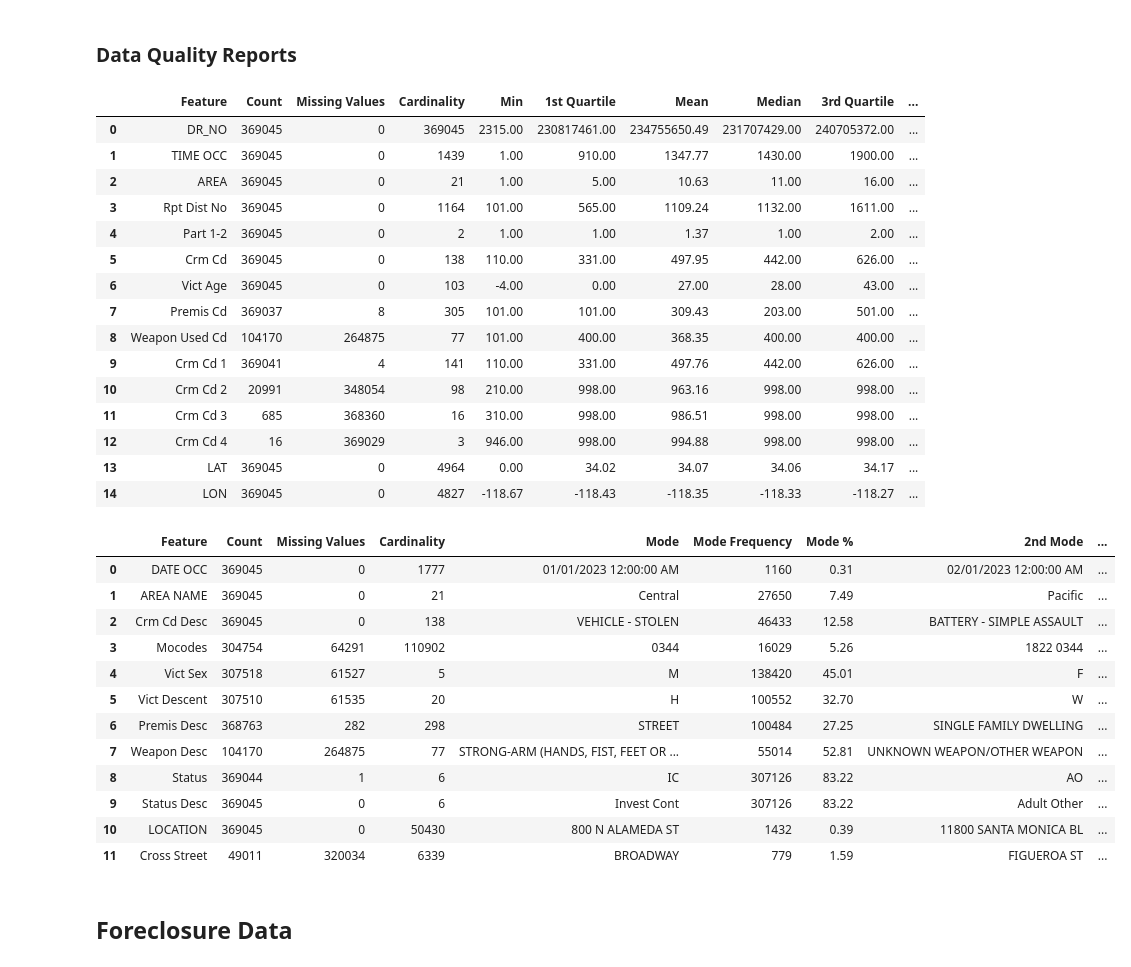
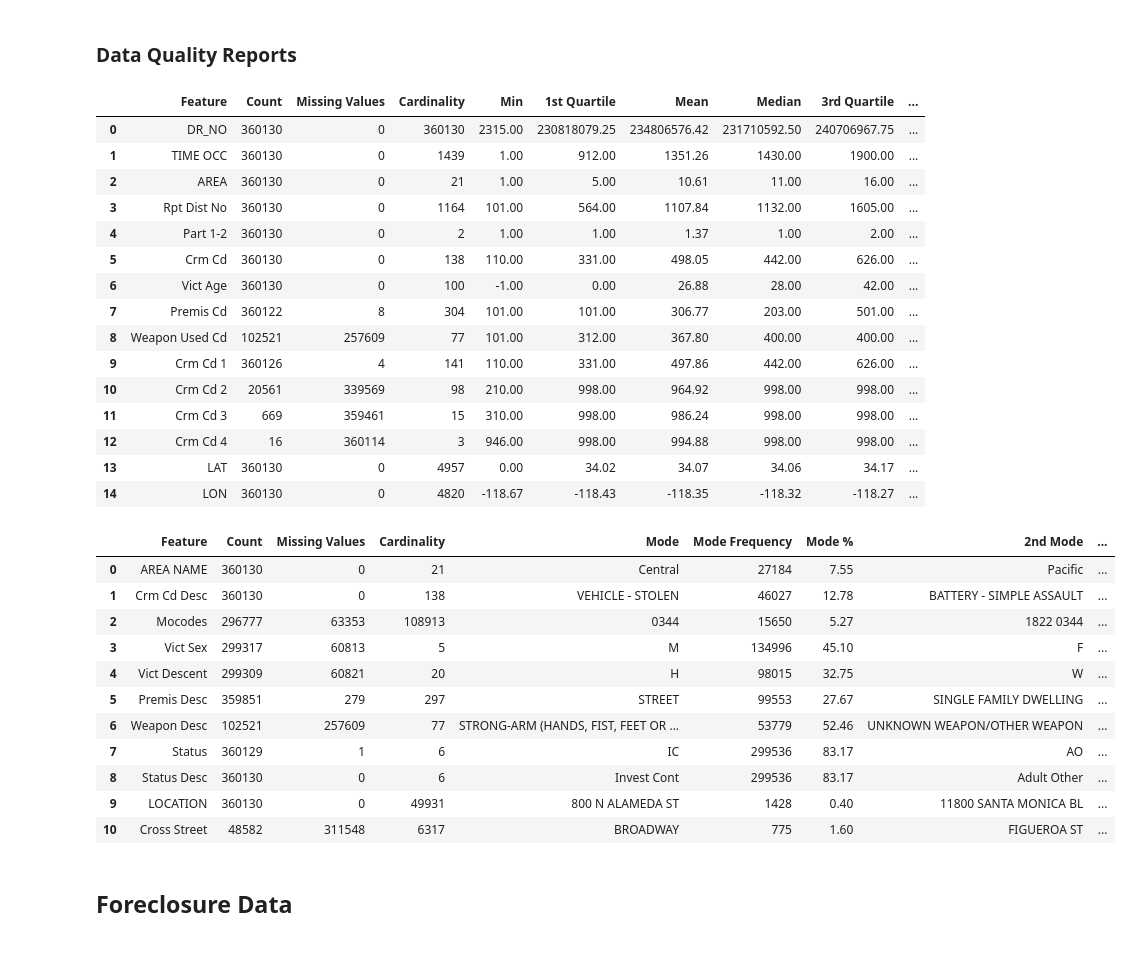
Before and after one commit to cploebell/ads-508-team-project, a Jupyter notebook: ads508_proj.ipynb, the cells around one changed output. Saved outputs shown, nothing was run; the diff lists cells and outputs as text; code cells hidden in the pictures.

Commit message:
finalized transformation on Crime

```diff
--- a/ads508_proj.ipynb
+++ b/ads508_proj.ipynb
@@ -558,3 +566,13 @@ Cross Street       object
 LAT               float64
 LON               float64
 dtype: object
+# %%
+# Convert date time stamps from object to datetime
+df_crime['DATE OCC'] = pd.to_datetime(df_crime['DATE OCC'], format='%m/%d/%Y %I:%M:%S %p')
+
+# will drop Date Rptd, and just use DATE OCC for the rest of the project
+df_cr = df_crime.drop('Date Rptd', axis=1)
+
+# Check the new dataframe shape and top rows
+print(df_cr.shape)
+print(df_cr.head())
@@ -561,10 +597,6 @@ dtype: object
 # %%
-#convert date times stamps from object
-df_crime['Date Rptd'] = pd.to_datetime(df_crime['Date Rptd'], format='%m/%d/%Y %I:%M:%S %p')
-df_crime['DATE OCC'] = pd.to_datetime(df_crime['DATE OCC'], format='%m/%d/%Y %I:%M:%S %p')
 #drop everything before 1/1/2023
-df_c = df_crime[(df_crime['Date Rptd'] >= pd.Timestamp('1/01/2023')) &
-                (df_crime['DATE OCC'] >= pd.Timestamp('1/01/2023'))]
+df_cr = df_cr[df_cr['DATE OCC'] >= pd.Timestamp('1/01/2023')]
 
-df_c.shape
+df_cr.shape
 # %% [output]
@@ -574,43 +616,42 @@ KeyError: 'Date Rptd'
 # %%
 #dqr continous
 pd.options.display.float_format = '{:.2f}'.format
-cont_df_c = dqr_cont(df_c)
-cont_df_c
+cont_df_cr = dqr_cont(df_cr)
+cont_df_cr
 # %% [output]
 |  | Feature | Count | Missing Values | Cardinality | Min | 1st Quartile | Mean | Median | 3rd Quartile | ... |
-| 0 | DR_NO | 369045 | 0 | 369045 | 2315.00 | 230817461.00 | 234755650.49 | 231707429.00 | 240705372.00 | ... |
-| 1 | TIME OCC | 369045 | 0 | 1439 | 1.00 | 910.00 | 1347.77 | 1430.00 | 1900.00 | ... |
-| 2 | AREA | 369045 | 0 | 21 | 1.00 | 5.00 | 10.63 | 11.00 | 16.00 | ... |
-| 3 | Rpt Dist No | 369045 | 0 | 1164 | 101.00 | 565.00 | 1109.24 | 1132.00 | 1611.00 | ... |
-| 4 | Part 1-2 | 369045 | 0 | 2 | 1.00 | 1.00 | 1.37 | 1.00 | 2.00 | ... |
-| 5 | Crm Cd | 369045 | 0 | 138 | 110.00 | 331.00 | 497.95 | 442.00 | 626.00 | ... |
-| 6 | Vict Age | 369045 | 0 | 103 | -4.00 | 0.00 | 27.00 | 28.00 | 43.00 | ... |
-| 7 | Premis Cd | 369037 | 8 | 305 | 101.00 | 101.00 | 309.43 | 203.00 | 501.00 | ... |
-| 8 | Weapon Used Cd | 104170 | 264875 | 77 | 101.00 | 400.00 | 368.35 | 400.00 | 400.00 | ... |
-| 9 | Crm Cd 1 | 369041 | 4 | 141 | 110.00 | 331.00 | 497.76 | 442.00 | 626.00 | ... |
-| 10 | Crm Cd 2 | 20991 | 348054 | 98 | 210.00 | 998.00 | 963.16 | 998.00 | 998.00 | ... |
-| 11 | Crm Cd 3 | 685 | 368360 | 16 | 310.00 | 998.00 | 986.51 | 998.00 | 998.00 | ... |
-| 12 | Crm Cd 4 | 16 | 369029 | 3 | 946.00 | 998.00 | 994.88 | 998.00 | 998.00 | ... |
-| 13 | LAT | 369045 | 0 | 4964 | 0.00 | 34.02 | 34.07 | 34.06 | 34.17 | ... |
-| 14 | LON | 369045 | 0 | 4827 | -118.67 | -118.43 | -118.35 | -118.33 | -118.27 | ... |
+| 0 | DR_NO | 360130 | 0 | 360130 | 2315.00 | 230818079.25 | 234806576.42 | 231710592.50 | 240706967.75 | ... |
+| 1 | TIME OCC | 360130 | 0 | 1439 | 1.00 | 912.00 | 1351.26 | 1430.00 | 1900.00 | ... |
+| 2 | AREA | 360130 | 0 | 21 | 1.00 | 5.00 | 10.61 | 11.00 | 16.00 | ... |
+| 3 | Rpt Dist No | 360130 | 0 | 1164 | 101.00 | 564.00 | 1107.84 | 1132.00 | 1605.00 | ... |
+| 4 | Part 1-2 | 360130 | 0 | 2 | 1.00 | 1.00 | 1.37 | 1.00 | 2.00 | ... |
+| 5 | Crm Cd | 360130 | 0 | 138 | 110.00 | 331.00 | 498.05 | 442.00 | 626.00 | ... |
+| 6 | Vict Age | 360130 | 0 | 100 | -1.00 | 0.00 | 26.88 | 28.00 | 42.00 | ... |
+| 7 | Premis Cd | 360122 | 8 | 304 | 101.00 | 101.00 | 306.77 | 203.00 | 501.00 | ... |
+| 8 | Weapon Used Cd | 102521 | 257609 | 77 | 101.00 | 312.00 | 367.80 | 400.00 | 400.00 | ... |
+| 9 | Crm Cd 1 | 360126 | 4 | 141 | 110.00 | 331.00 | 497.86 | 442.00 | 626.00 | ... |
+| 10 | Crm Cd 2 | 20561 | 339569 | 98 | 210.00 | 998.00 | 964.92 | 998.00 | 998.00 | ... |
+| 11 | Crm Cd 3 | 669 | 359461 | 15 | 310.00 | 998.00 | 986.24 | 998.00 | 998.00 | ... |
+| 12 | Crm Cd 4 | 16 | 360114 | 3 | 946.00 | 998.00 | 994.88 | 998.00 | 998.00 | ... |
+| 13 | LAT | 360130 | 0 | 4957 | 0.00 | 34.02 | 34.07 | 34.06 | 34.17 | ... |
+| 14 | LON | 360130 | 0 | 4820 | -118.67 | -118.43 | -118.35 | -118.32 | -118.27 | ... |
 # %%
 #dqr categorical
-cat_df_c = dqr_cat(df_c)
-cat_df_c
+cat_df_cr = dqr_cat(df_cr)
+cat_df_cr
 # %% [output]
 |  | Feature | Count | Missing Values | Cardinality | Mode | Mode Frequency | Mode % | 2nd Mode | ... |
-| 0 | DATE OCC | 369045 | 0 | 1777 | 01/01/2023 12:00:00 AM | 1160 | 0.31 | 02/01/2023 12:00:00 AM | ... |
-| 1 | AREA NAME | 369045 | 0 | 21 | Central | 27650 | 7.49 | Pacific | ... |
-| 2 | Crm Cd Desc | 369045 | 0 | 138 | VEHICLE - STOLEN | 46433 | 12.58 | BATTERY - SIMPLE ASSAULT | ... |
-| 3 | Mocodes | 304754 | 64291 | 110902 | 0344 | 16029 | 5.26 | 1822 0344 | ... |
-| 4 | Vict Sex | 307518 | 61527 | 5 | M | 138420 | 45.01 | F | ... |
-| 5 | Vict Descent | 307510 | 61535 | 20 | H | 100552 | 32.70 | W | ... |
-| 6 | Premis Desc | 368763 | 282 | 298 | STREET | 100484 | 27.25 | SINGLE FAMILY DWELLING | ... |
-| 7 | Weapon Desc | 104170 | 264875 | 77 | STRONG-ARM (HANDS, FIST, FEET OR ... | 55014 | 52.81 | UNKNOWN WEAPON/OTHER WEAPON | ... |
-| 8 | Status | 369044 | 1 | 6 | IC | 307126 | 83.22 | AO | ... |
-| 9 | Status Desc | 369045 | 0 | 6 | Invest Cont | 307126 | 83.22 | Adult Other | ... |
-| 10 | LOCATION | 369045 | 0 | 50430 | 800 N ALAMEDA ST | 1432 | 0.39 | 11800 SANTA MONICA BL | ... |
-| 11 | Cross Street | 49011 | 320034 | 6339 | BROADWAY | 779 | 1.59 | FIGUEROA ST | ... |
+| 0 | AREA NAME | 360130 | 0 | 21 | Central | 27184 | 7.55 | Pacific | ... |
+| 1 | Crm Cd Desc | 360130 | 0 | 138 | VEHICLE - STOLEN | 46027 | 12.78 | BATTERY - SIMPLE ASSAULT | ... |
+| 2 | Mocodes | 296777 | 63353 | 108913 | 0344 | 15650 | 5.27 | 1822 0344 | ... |
+| 3 | Vict Sex | 299317 | 60813 | 5 | M | 134996 | 45.10 | F | ... |
+| 4 | Vict Descent | 299309 | 60821 | 20 | H | 98015 | 32.75 | W | ... |
+| 5 | Premis Desc | 359851 | 279 | 297 | STREET | 99553 | 27.67 | SINGLE FAMILY DWELLING | ... |
+| 6 | Weapon Desc | 102521 | 257609 | 77 | STRONG-ARM (HANDS, FIST, FEET OR ... | 53779 | 52.46 | UNKNOWN WEAPON/OTHER WEAPON | ... |
+| 7 | Status | 360129 | 1 | 6 | IC | 299536 | 83.17 | AO | ... |
+| 8 | Status Desc | 360130 | 0 | 6 | Invest Cont | 299536 | 83.17 | Adult Other | ... |
+| 9 | LOCATION | 360130 | 0 | 49931 | 800 N ALAMEDA ST | 1428 | 0.40 | 11800 SANTA MONICA BL | ... |
+| 10 | Cross Street | 48582 | 311548 | 6317 | BROADWAY | 775 | 1.60 | FIGUEROA ST | ... |
 # %% [markdown]
 ## Foreclosure Data
 # %%
```
Also changed, not shown: parts of 15 cells of this notebook.
